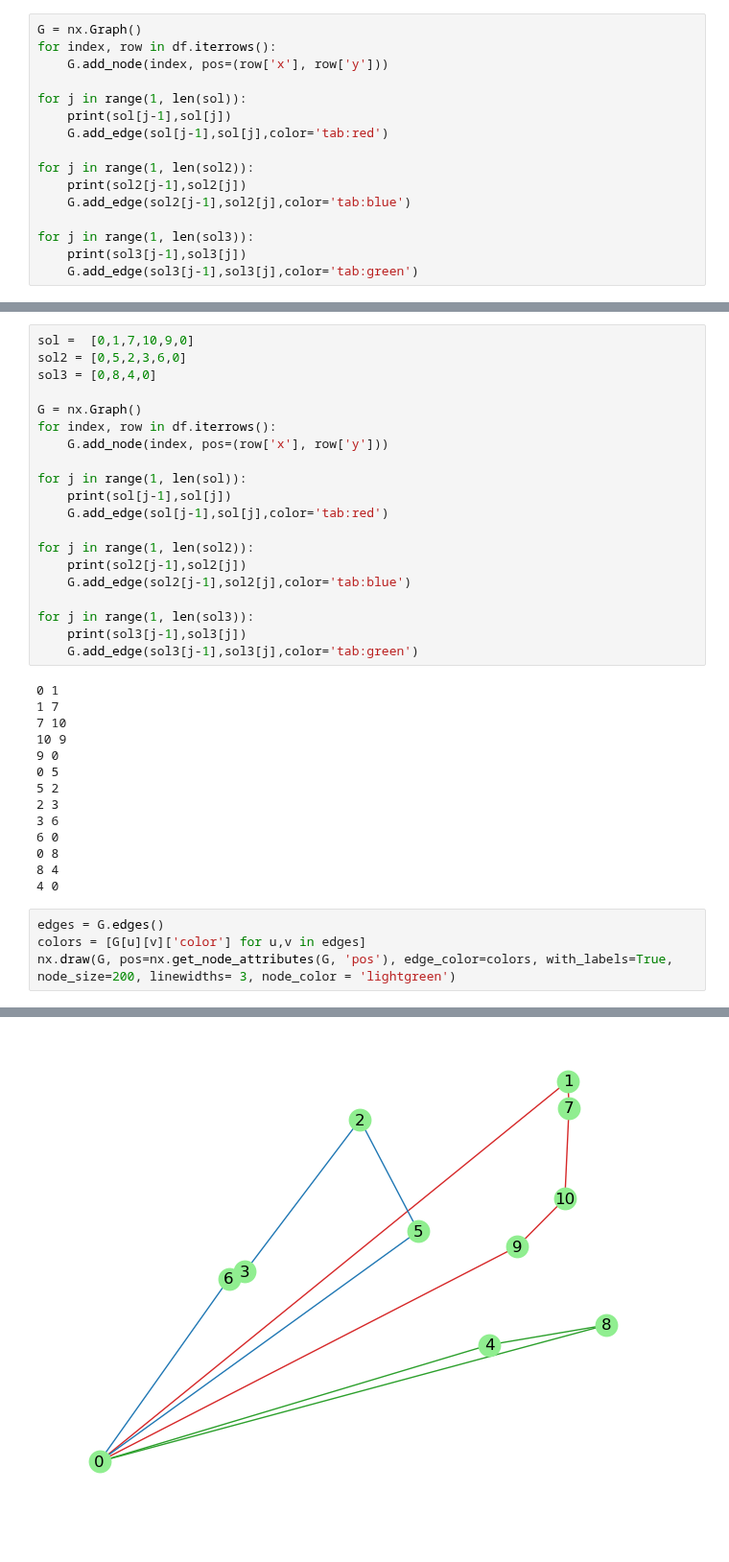
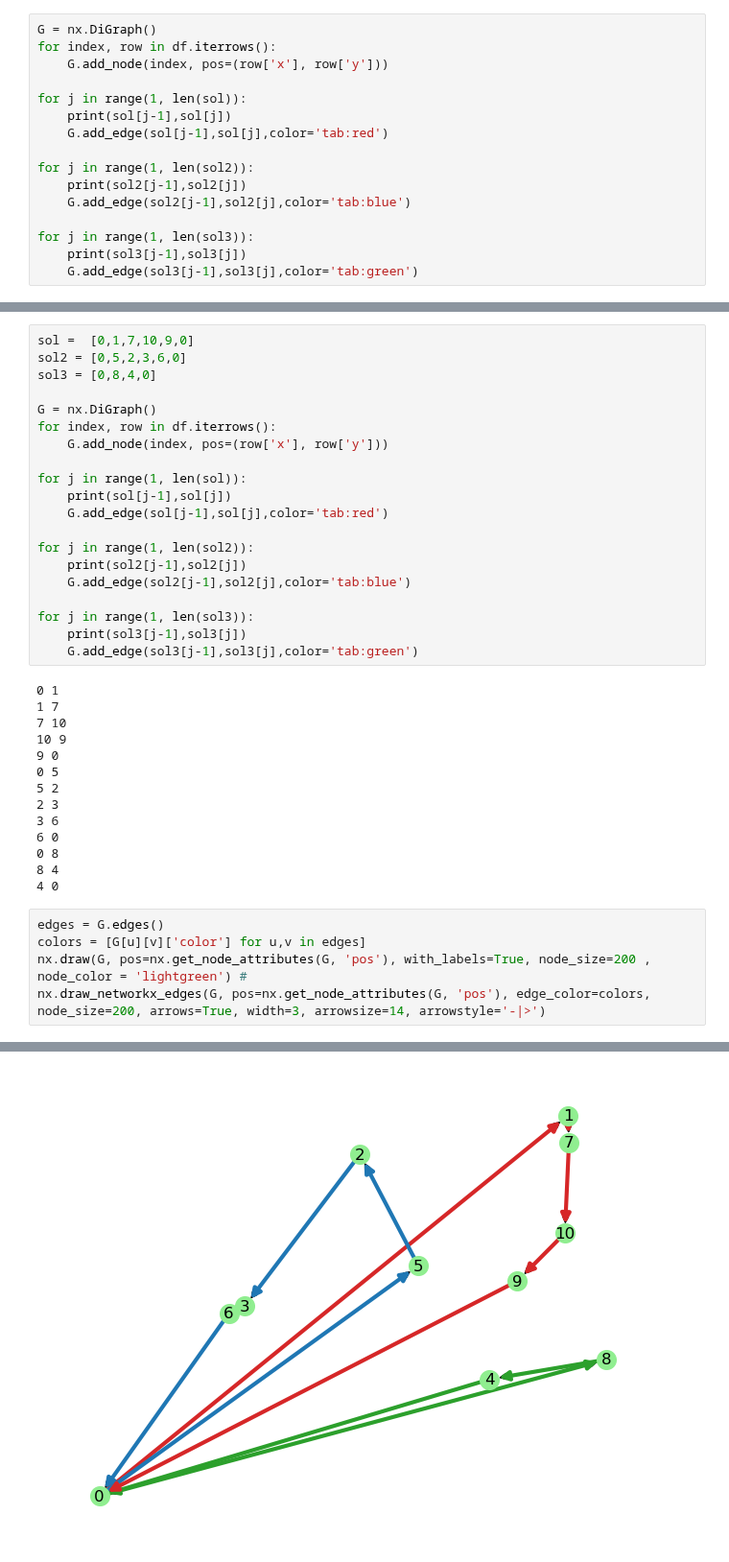
Before and after one commit to gstecca/wm-stochastic, a Jupyter notebook: plot_result.ipynb, the cells around one changed output, grey strips where cells are left out. Shown at 96% size. Saved outputs shown, nothing was run; the diff lists cells and outputs as text.

Commit message:
plot arrows

```diff
--- a/plot_result.ipynb
+++ b/plot_result.ipynb
@@ -25,7 +25,7 @@ sol = [0,1,7,10,4,0]
 sol2 = [0,2,3,6,0]
 sol3 = [0,8,9,5,0]
 # %%
-G = nx.Graph()
+G = nx.DiGraph()
 for index, row in df.iterrows():
     G.add_node(index, pos=(row['x'], row['y']))
 
@@ -69,7 +81,7 @@ sol =  [0,1,7,10,9,0]
 sol2 = [0,5,2,3,6,0]
 sol3 = [0,8,4,0]
 
-G = nx.Graph()
+G = nx.DiGraph()
 for index, row in df.iterrows():
     G.add_node(index, pos=(row['x'], row['y']))
 
@@ -101,5 +113,6 @@ for j in range(1, len(sol3)):
 # %%
 edges = G.edges()
 colors = [G[u][v]['color'] for u,v in edges]
-nx.draw(G, pos=nx.get_node_attributes(G, 'pos'), edge_color=colors, with_labels=True, node_size=200, linewidths= 3, node_color = 'lightgreen')
+nx.draw(G, pos=nx.get_node_attributes(G, 'pos'), with_labels=True, node_size=200 , node_color = 'lightgreen') #
+nx.draw_networkx_edges(G, pos=nx.get_node_attributes(G, 'pos'), edge_color=colors, node_size=200, arrows=True, width=3, arrowsize=14, arrowstyle='-|>')
 # %% [output]
@@ -106 +132 @@ nx.draw(G, pos=nx.get_node_attributes(G, 'pos'), edge_color=colors, with_labels=
-[figure, old version]
+[figure, new version]
```
Also changed, not shown: parts of 2 cells of this notebook.
